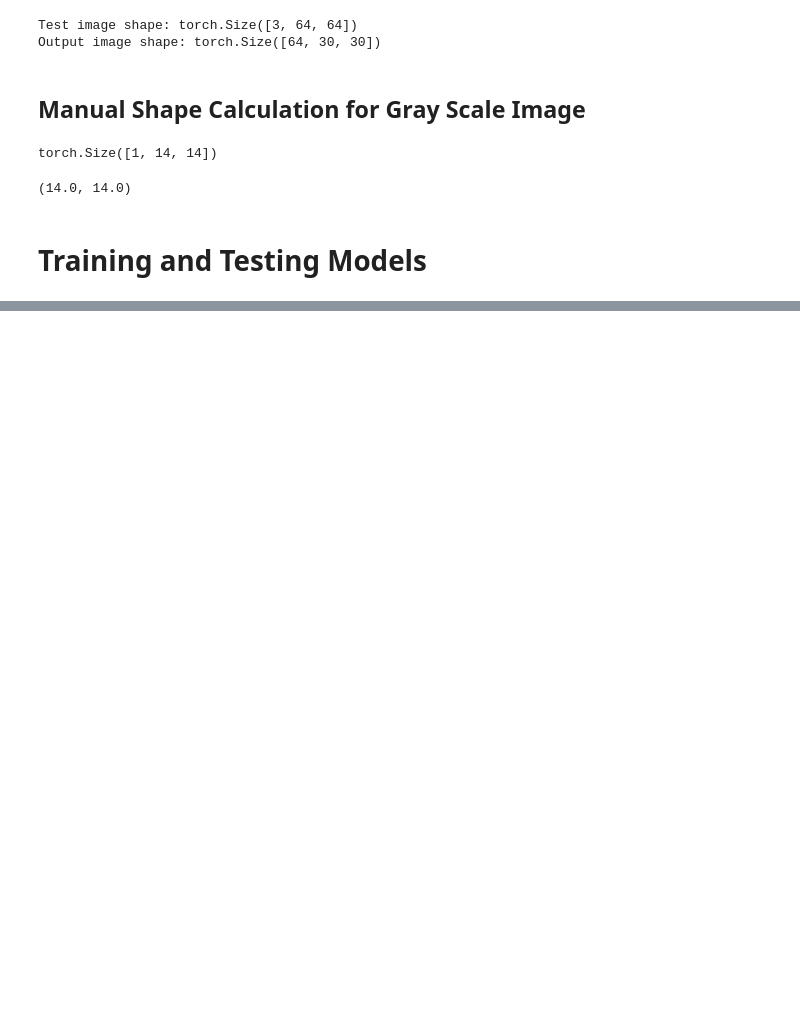
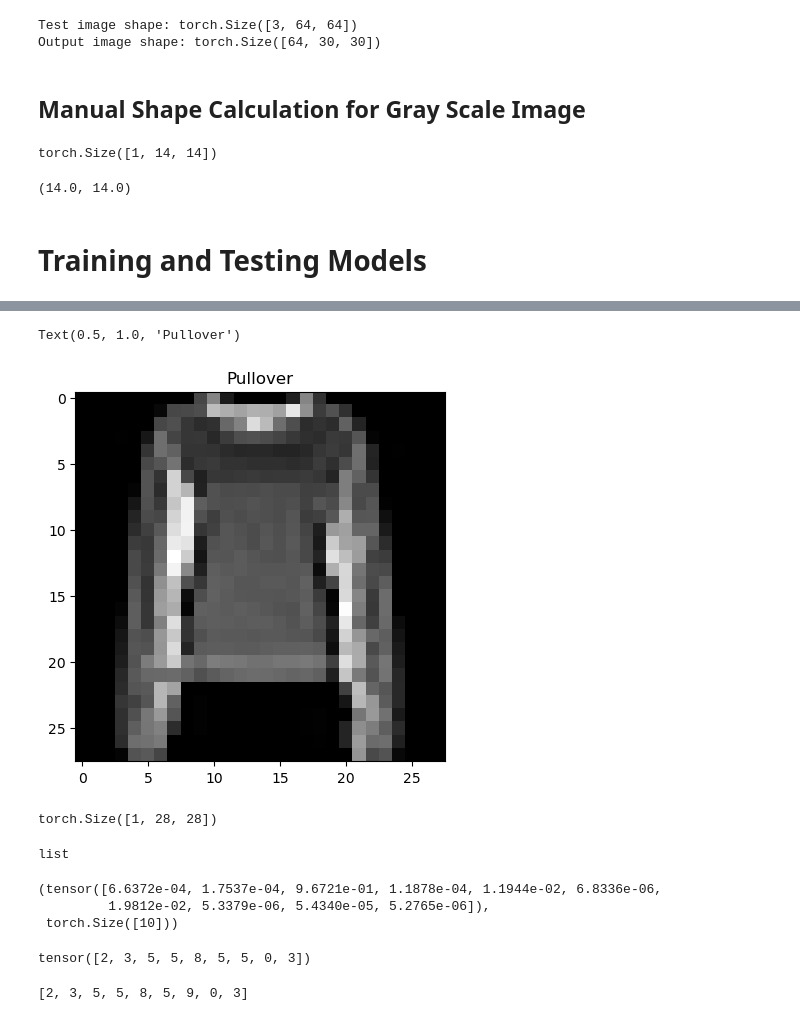
Before and after one commit to Tinonturja/PyTorch-Basics-with-Computer-Vision, a Jupyter notebook: Computer Vison.ipynb, the cells around one changed output, grey strips where cells are left out. Cells and saved outputs as stored; diff of their text form; code cells hidden in the pictures; blank space fills up the shorter version.

```diff
--- a/Computer Vison.ipynb
+++ b/Computer Vison.ipynb
@@ -1004,0 +929,14 @@ Train time on mps: 60.35410395899089 seconds
+# %%
+import random
+random.seed(420)
+test_samples = []
+test_labels = []
+
+for sample, label in random.sample(list(test_data),k=9):
+
+    test_samples.append(sample)
+    test_labels.append(label)
+
+
+#view the first sample image
+test_samples[0]
@@ -1004,0 +961,14 @@ Train time on mps: 60.35410395899089 seconds
+# %%
+plt.imshow(test_samples[0].squeeze(),cmap = "gray")
+plt.title(class_names[test_labels[0]])
+# %% [output]
+Text(0.5, 1.0, 'Pullover')
+[figure, added]
+# %%
+test_samples[0].shape
+# %% [output]
+torch.Size([1, 28, 28])
+# %%
+type(test_samples)
+# %% [output]
+list
@@ -1004,0 +980,16 @@ Train time on mps: 60.35410395899089 seconds
+# %%
+pred_probs[0],pred_probs[0].shape
+# %% [output]
+(tensor([6.6372e-04, 1.7537e-04, 9.6721e-01, 1.1878e-04, 1.1944e-02, 6.8336e-06,
+         1.9812e-02, 5.3379e-06, 5.4340e-05, 5.2765e-06]),
+ torch.Size([10]))
+# %%
+# Convert prediction probabilities into labels
+pred_classes = pred_probs.argmax(dim =1)
+pred_classes
+# %% [output]
+tensor([2, 3, 5, 5, 8, 5, 5, 0, 3])
+# %%
+test_labels
+# %% [output]
+[2, 3, 5, 5, 8, 5, 9, 0, 3]
```
Also changed, not shown: parts of 46 cells of this notebook, 2 other files.
